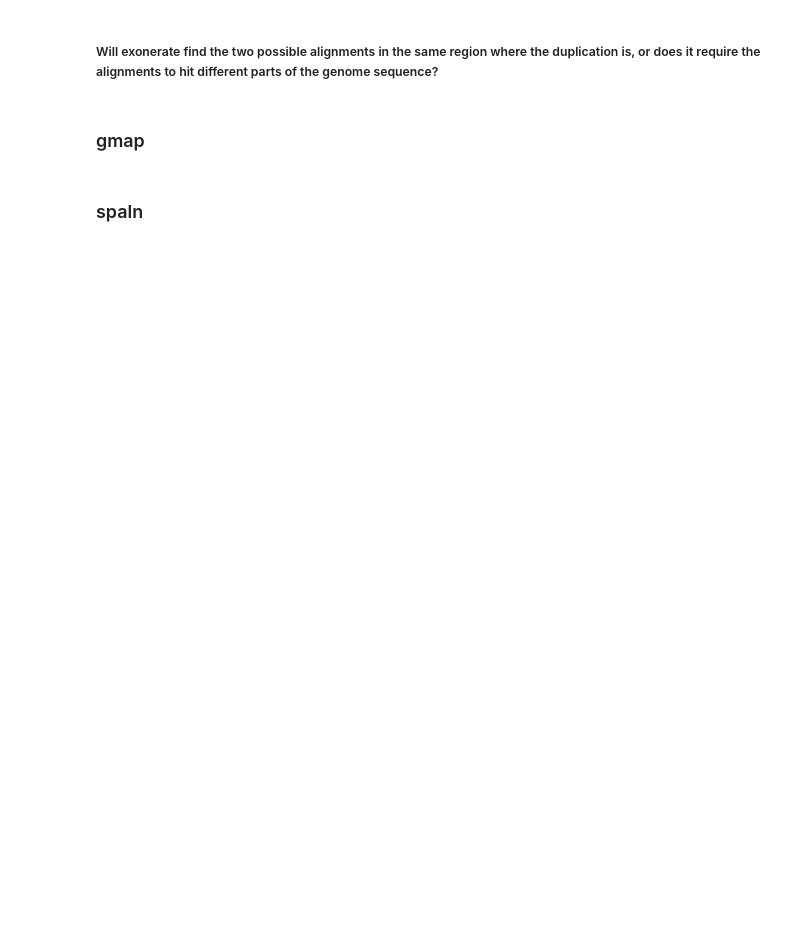
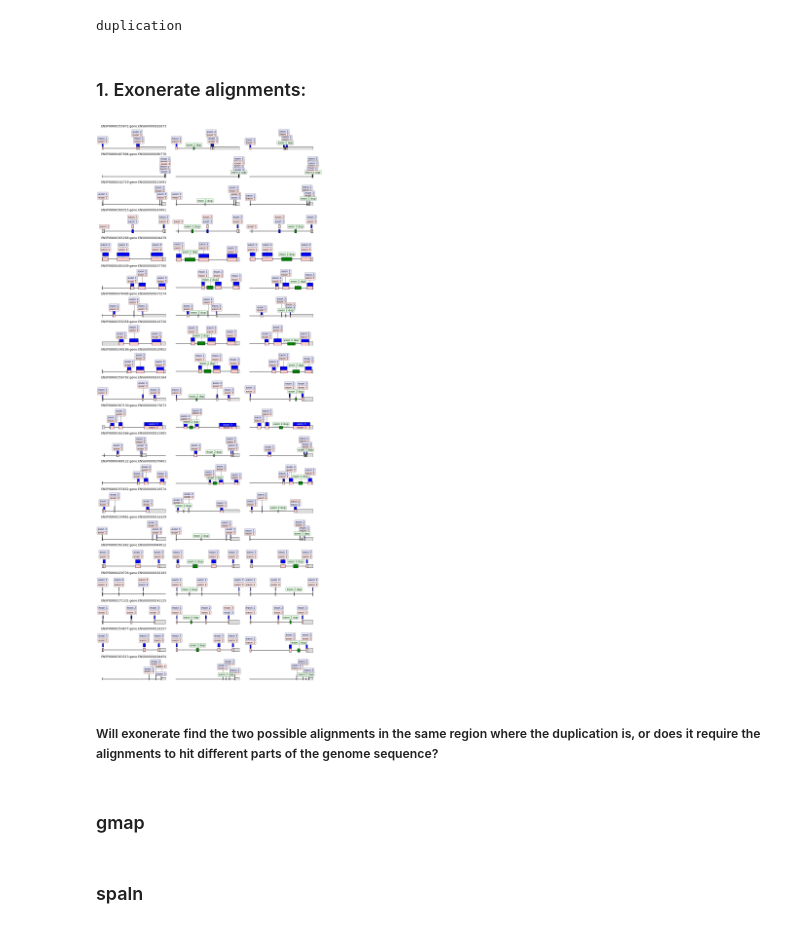
Before and after one commit to msarrias/exonize, a Jupyter notebook: exon_dup_tools_evaluation.ipynb, the cells around one changed output. Cells and saved outputs as stored; diff of their text form; code cells hidden in the pictures; blank space fills up the shorter version.

Commit message:
created new functions for visualizing exonerate alignments

```diff
--- a/exon_dup_tools_evaluation.ipynb
+++ b/exon_dup_tools_evaluation.ipynb
@@ -10,3 +2,6 @@ We will evaluate:
 %load_ext autoreload
 %autoreload 2
 from fun import *
+# %%
+db_filename = '/home/msarrias/dbs/homo_1.db'
+db = gffutils.FeatureDB(db_filename, keep_order=True)
@@ -13,3 +75,3 @@ from fun import *
 # %%
-fasta_GRCh38_seq_with_dup = SeqIO.parse(open('GRCh38_with_coding_exon_dup.fa'),'fasta')
-fasta_GRCh38_seq_with_dup = { fasta.id : str(fasta.seq) for fasta in fasta_GRCh38_seq_with_dup}
+fasta_GRCh38_seq_with_dup_after = SeqIO.parse(open('GRCh38_with_coding_exon_dup_after.fa'),'fasta')
+fasta_GRCh38_seq_with_dup_after = { fasta.id : str(fasta.seq) for fasta in fasta_GRCh38_seq_with_dup_after}
@@ -34,4 +78,4 @@ This model allows alignment of a protein sequence to genomic DNA. This is simila
 # %%
 #parse exonerate output
-ex_out_fname = 'Exonerate/exon_showgff_protein2genome_ce_dup.out.txt'
-ex_format = 'exonerate-text'
+ex_out_fname = 'Exonerate/exon_showgff_protein2genome_ce_dup_after.out.txt'
+all_qresult = list(SearchIO.parse(ex_out_fname, ex_format))
@@ -108,3 +82,60 @@ plt.savefig('figs.jpg', bbox_inches='tight')
+# %%
+hits_feature_intervals_2nd_ced_after = parse_exonerate_output(all_qresult)
+dups_genes_loc_after  = {gene_id: P.open(value['seq'][0][0], value['seq'][0][1])
+                         for gene_id, value in dups_GRCh38_gene_coords_after.items()}
+overlaping_queries_after = get_overlaping_queries(protein_gene_dict, dups_genes_loc_after,
+                                                  hits_feature_intervals_2nd_ced_after)
+
+sorted_overlaping_queries_after = {i : copy.deepcopy(overlaping_queries_after[i])
+                                   for i in overlaping_queries.keys()}
+# %% [output]
+duplication
+# %% [markdown]
+### 1. Exonerate alignments:
+# %%
+fig, ax = plt.subplots(len(overlaping_queries),3, figsize=(13, 32))
+plt.tight_layout()
+for prot_idx, (prot_id, overlaping_hit_dict) in enumerate(overlaping_queries.items()):
+    gene_id = protein_gene_dict[prot_id]
+    coords_gene = genes_location[gene_id]
+    gs, ge = coords_gene.lower, coords_gene.upper
+    features = []
+    idx = 1
+    record = get_record(idx, gene_id, dups_GRCh38_gene_coords, gs, ge,
+                        simulated_genes_breakdown_dict_before[gene_id],
+                        overlaping_hit_dict)
+    ax[prot_idx,0].set_title(prot_id + ':' + gene_id, loc='center')
+    record.plot(ax=ax[prot_idx,0], figure_width=5, with_ruler=False)
+for prot_idx, (prot_id, overlaping_hit_dict) in enumerate(sorted_overlaping_queries_before.items()):
+    gene_id = protein_gene_dict[prot_id]
+    coords_gene = dups_genes_loc_before[gene_id]
+    gs, ge = coords_gene.lower, coords_gene.upper
+    features = []
+    idx = 1
+    record = get_record(idx, gene_id, dups_GRCh38_gene_coords, gs, ge,
+                        simulated_genes_breakdown_dict_before[gene_id],
+                        overlaping_hit_dict, mutations=True,
+                        genome_seq = fasta_GRCh38_seq['1']['+'],
+                        mut_loc='before', exon_dup=2,
+                        genome_seq_with_mut=fasta_GRCh38_seq_with_dup['GRCh38_with_coding_exon_dup'])
+    record.plot(ax=ax[prot_idx,1], figure_width=5, with_ruler=False)
+for prot_idx, (prot_id, overlaping_hit_dict) in enumerate(sorted_overlaping_queries_after.items()):
+    gene_id = protein_gene_dict[prot_id]
+    coords_gene = dups_genes_loc_after[gene_id]
+    gs, ge = coords_gene.lower, coords_gene.upper
+    features = []
+    idx = 1
+    record = get_record(idx, gene_id, dups_GRCh38_gene_coords_after, gs, ge,
+                        simulated_genes_breakdown_dict_after[gene_id],
+                        overlaping_hit_dict, mutations=True,
+                        genome_seq = fasta_GRCh38_seq['1']['+'],
+                        mut_loc='after', exon_dup=2,
+                        genome_seq_with_mut=fasta_GRCh38_seq_with_dup_after['GRCh38_with_coding_exon_dup'])
+    record.plot(ax=ax[prot_idx,2], figure_width=5, with_ruler=False)
+fig.tight_layout()
+plt.savefig('Figures/exonerate_alignms.jpg', bbox_inches='tight')
+# %% [output]
+[figure, added]
 # %% [markdown]
 ##### Will exonerate find the two possible alignments in the same region where the duplication is, or does it require the alignments to hit different parts of the genome sequence?
 # %%
```
Also changed, not shown: parts of 23 cells of this notebook, 1 other file.
